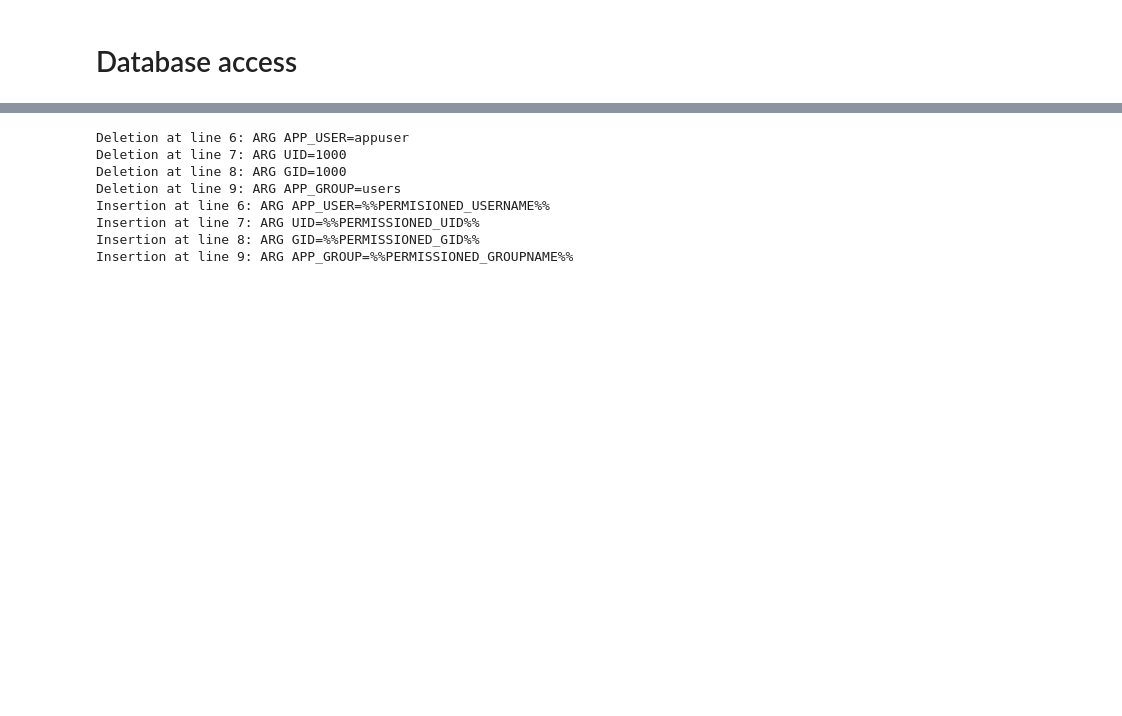
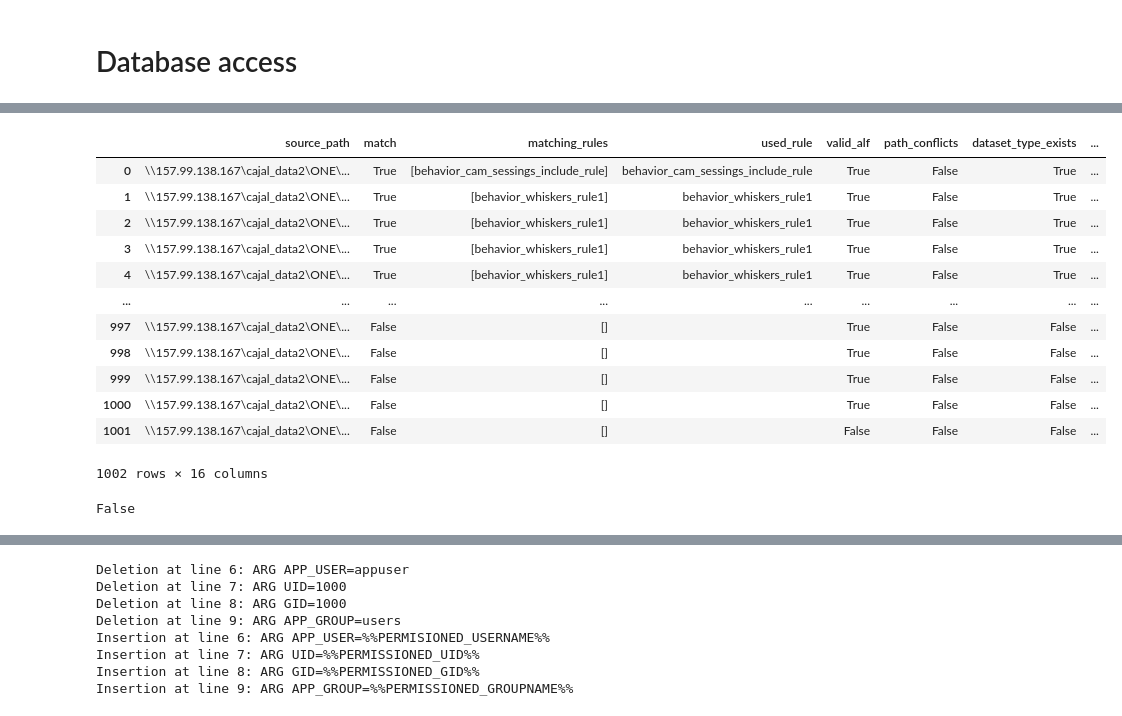
Before and after one commit to JostTim/alyx-local-connector, a Jupyter notebook: UsingONE.ipynb, the cells around one changed output, grey strips where cells are left out. Saved outputs shown, nothing was run; the diff lists cells and outputs as text; code cells hidden in the pictures; blank space fills up the shorter version.

```diff
--- a/UsingONE.ipynb
+++ b/UsingONE.ipynb
@@ -6,0 +221,20 @@ connector = Connector(url="127.0.0.1")
+# %%
+file_records.to_dataframe()
+# %% [output]
+|  | source_path | match | matching_rules | used_rule | valid_alf | path_conflicts | dataset_type_exists | ... |
+| 0 | \\157.99.138.167\cajal_data2\ONE\... | True | [behavior_cam_sessings_include_rule] | behavior_cam_sessings_include_rule | True | False | True | ... |
+| 1 | \\157.99.138.167\cajal_data2\ONE\... | True | [behavior_whiskers_rule1] | behavior_whiskers_rule1 | True | False | True | ... |
+| 2 | \\157.99.138.167\cajal_data2\ONE\... | True | [behavior_whiskers_rule1] | behavior_whiskers_rule1 | True | False | True | ... |
+| 3 | \\157.99.138.167\cajal_data2\ONE\... | True | [behavior_whiskers_rule1] | behavior_whiskers_rule1 | True | False | True | ... |
+| 4 | \\157.99.138.167\cajal_data2\ONE\... | True | [behavior_whiskers_rule1] | behavior_whiskers_rule1 | True | False | True | ... |
+| ... | ... | ... | ... | ... | ... | ... | ... | ... |
+| 997 | \\157.99.138.167\cajal_data2\ONE\... | False | [] |  | True | False | False | ... |
+| 998 | \\157.99.138.167\cajal_data2\ONE\... | False | [] |  | True | False | False | ... |
+| 999 | \\157.99.138.167\cajal_data2\ONE\... | False | [] |  | True | False | False | ... |
+| 1000 | \\157.99.138.167\cajal_data2\ONE\... | False | [] |  | True | False | False | ... |
+| 1001 | \\157.99.138.167\cajal_data2\ONE\... | False | [] |  | False | False | False | ... |
+1002 rows × 16 columns
+# %%
+isinstance(file_records, list)
+# %% [output]
+False
```
Also changed, not shown: parts of 48 cells of this notebook, 17 other files.
